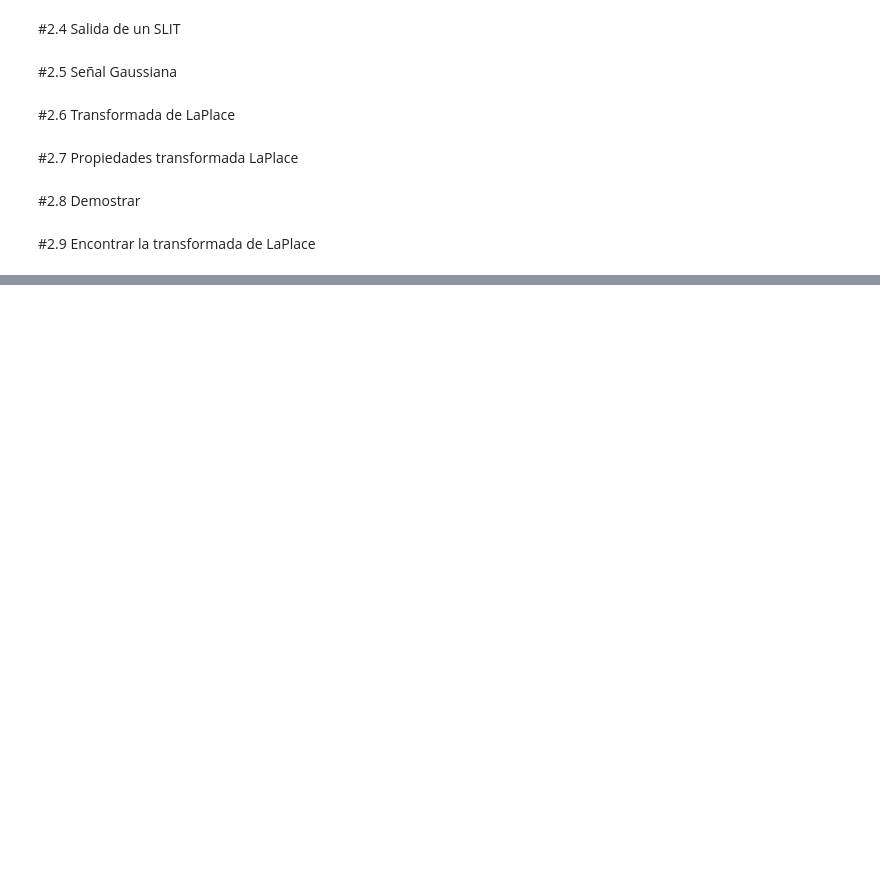
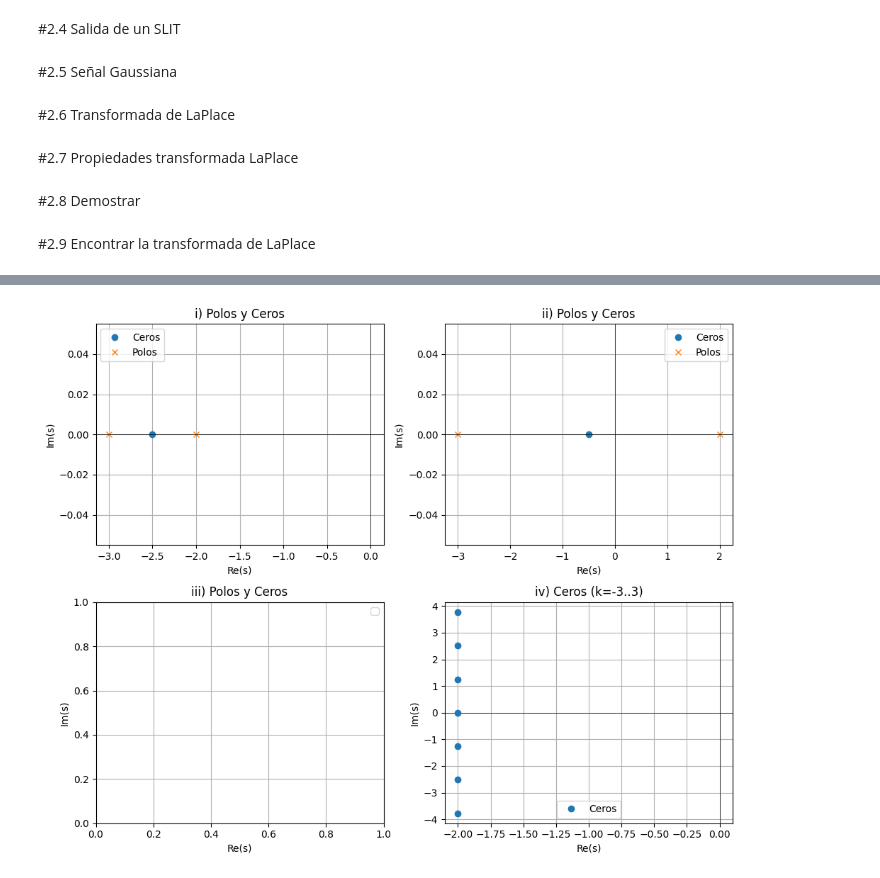
Before and after one commit to Juacardonaca/SyS2025-II, a Jupyter notebook: Completo_Taller2.ipynb, the cells around one changed output, grey strips where cells are left out. Saved outputs shown, nothing was run; the diff lists cells and outputs as text; code cells hidden in the pictures; blank space fills up the shorter version.

```diff
--- a/Completo_Taller2.ipynb
+++ b/Completo_Taller2.ipynb
@@ -1031,6 +1031,9 @@ print()
 # %%
 import sympy as sym
 sym.init_printing()
+
+import matplotlib.pyplot as plt
+import numpy as np
 
 t, s, a = sym.symbols('t s a', real=True)
 a_pos = sym.symbols('a_pos', positive=True)
@@ -1039,24 +1042,97 @@ u = sym.Heaviside
 # i)
 x1 = sym.exp(-2*t)*u(t) + sym.exp(-3*t)*u(t)
 L1 = sym.laplace_transform(x1, t, s)
-print("i)", sym.simplify(L1[0]), " ROC:", L1[1])
+L1_s = sym.simplify(L1[0])
+print("i)", L1_s, " ROC:", L1[1])
 
 # ii) tratamiento por partes
-# primera parte: e^{2t} u(t)
 L2_pos = 1/(s-2)   # ROC Re(s)>2
-# segunda parte: e^{-3t} u(-t)
 L2_neg = 1/(s+3)   # ROC Re(s)<-3
+L2_s = L2_pos + L2_neg
 print("ii) X2(s) = 1/(s-2) + 1/(s+3)")
 print("    ROC primera parte: Re(s)>2 ; ROC segunda parte: Re(s)<-3 (no hay intersección)")
 
 # iii)
-x3 = sym.exp(-a*sym.Abs(t))  # a>>0
-# descomponer en dos mitades y transformar:
-L3 = sym.laplace_transform(sym.exp(-a* t) * u(t), t, s)[0] + sym.laplace_transform(sym.exp(a * t) * u(-t), t, s)[0]
-print("iii)", sym.simplify(L3))
+x3 = sym.exp(-a*sym.Abs(t))
+L3 = sym.laplace_transform(sym.exp(-a*t)*u(t), t, s)[0] + \
+     sym.laplace_transform(sym.exp(a*t)*u(-t), t, s)[0]
+L3_s = sym.simplify(L3)
+print("iii)", L3_s)
 print("    ROC: -a < Re(s) < a")
 
 # iv)
 x4 = -2*t*(u(t) - u(t-5))
 L4 = sym.laplace_transform(x4, t, s)
-print("iv)", sym.simplify(L4[0]), " ROC:", L4[1])  # ROC será todo el plano
+L4_s = sym.simplify(L4[0])
+print("iv)", L4_s, " ROC:", L4[1])
+
+def get_poles_zeros(expr):
+    num, den = sym.fraction(sym.simplify(expr))
+    # Encontrar polos y ceros simbólicos
+    poles = sym.solve(sym.Eq(den, 0), s)
+    zeros = sym.solve(sym.Eq(num, 0), s)
+    return poles, zeros
+
+# Obtener polos y ceros de cada inciso
+p1, z1 = get_poles_zeros(L1_s)
+p2, z2 = get_poles_zeros(L2_s)
+p3, z3 = get_poles_zeros(L3_s)
+
+# Para el inciso (iv):
+# No hay polos, pero sí ceros infinitos. Mostraremos varios:
+k_vals = np.arange(-3, 4)
+zeros4 = [-2 + 1j*(2*np.pi*k/5) for k in k_vals]
+p4 = []  # no hay polos verdaderos
+
+# Función para graficar polos y ceros
+def plot_pz(ax, poles, zeros, title):
+    # Convertir polos
+    poles_c = []
+    for p in poles:
+        try:
+            poles_c.append(complex(sym.N(p)))
+        except:
+            pass
+
+    # Convertir ceros
+    zeros_c = []
+    for z in zeros:
+        try:
+            zeros_c.append(complex(sym.N(z)))
+        except:
+            pass
+
+    # Graficar ceros
+    if zeros_c:
+        ax.plot([z.real for z in zeros_c],
+                [z.imag for z in zeros_c], 'o', label="Ceros")
+
+    # Graficar polos
+    if poles_c:
+        ax.plot([p.real for p in poles_c],
+                [p.imag for p in poles_c], 'x', label="Polos")
+
+    ax.axhline(0, color='black', linewidth=0.5)
+    ax.axvline(0, color='black', linewidth=0.5)
+    ax.grid(True)
+    ax.set_xlabel("Re(s)")
+    ax.set_ylabel("Im(s)")
+    ax.set_title(title)
+    ax.legend()
+
+# Crear figura
+fig, axs = plt.subplots(2, 2, figsize=(10, 8))
+axs = axs.flatten()
+
+plot_pz(axs[0], p1, z1, "i) Polos y Ceros")
+plot_pz(axs[1], p2, z2, "ii) Polos y Ceros")
+plot_pz(axs[2], p3, z3, "iii) Polos y Ceros")
+
+# inciso iv: uso de ceros calculados manualmente
+plot_pz(axs[3], p4, [], "iv) Ceros (k=-3..3)")
+axs[3].plot([-2]*len(zeros4), [z.imag for z in zeros4], 'o', label="Ceros")
+axs[3].legend()
+
+plt.tight_layout()
+plt.show()
+# %% [output]
@@ -1062,0 +1145 @@ print("iv)", sym.simplify(L4[0]), " ROC:", L4[1])  # ROC será todo el plano
+[figure, added]
```
Also changed, not shown: parts of 8 cells of this notebook.
